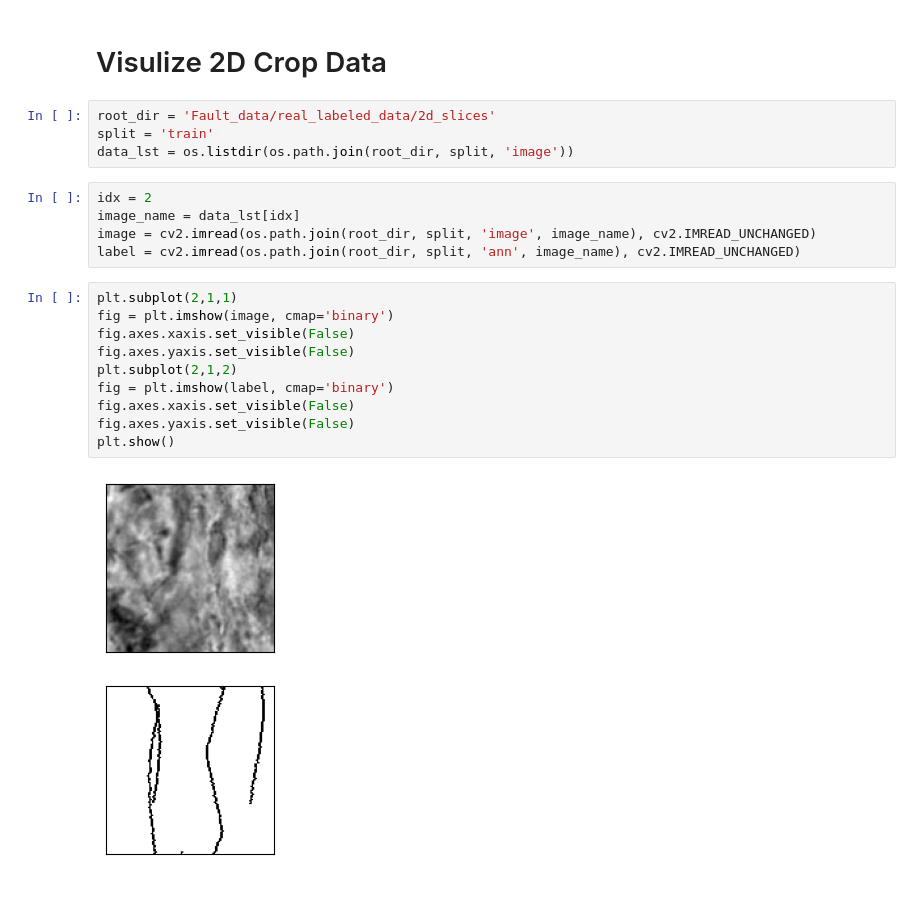
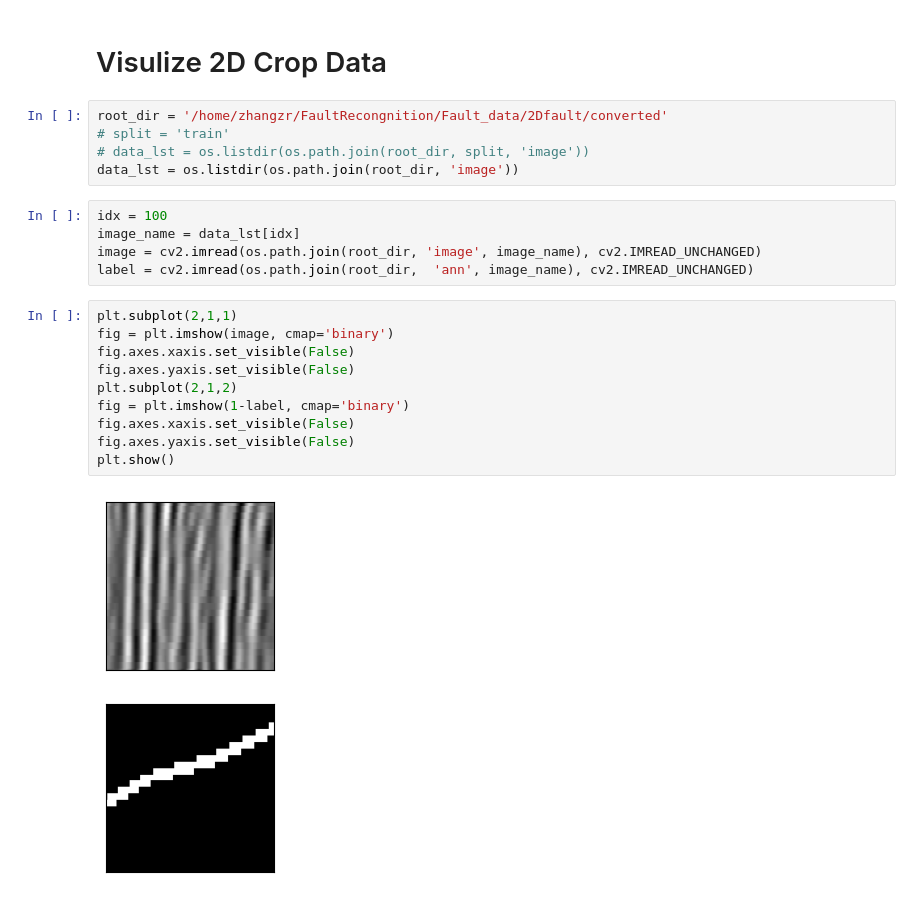
Before and after one commit to Kinlyran/Fault_Recong_zzr, a Jupyter notebook: data_explore.ipynb, the cells around one changed output. Saved outputs shown, nothing was run; the diff lists cells and outputs as text.

```diff
--- a/data_explore.ipynb
+++ b/data_explore.ipynb
@@ -76,23 +76,24 @@ plt.show()
 # %% [markdown]
 # Visulize 2D Crop Data
 # %%
-root_dir = 'Fault_data/real_labeled_data/2d_slices'
-split = 'train'
-data_lst = os.listdir(os.path.join(root_dir, split, 'image'))
+root_dir = '/home/zhangzr/FaultRecongnition/Fault_data/2Dfault/converted'
+# split = 'train'
+# data_lst = os.listdir(os.path.join(root_dir, split, 'image'))
+data_lst = os.listdir(os.path.join(root_dir, 'image'))
 # %%
-idx = 2
+idx = 100
 image_name = data_lst[idx]
-image = cv2.imread(os.path.join(root_dir, split, 'image', image_name), cv2.IMREAD_UNCHANGED)
-label = cv2.imread(os.path.join(root_dir, split, 'ann', image_name), cv2.IMREAD_UNCHANGED)
+image = cv2.imread(os.path.join(root_dir, 'image', image_name), cv2.IMREAD_UNCHANGED)
+label = cv2.imread(os.path.join(root_dir,  'ann', image_name), cv2.IMREAD_UNCHANGED)
 # %%
 plt.subplot(2,1,1)
 fig = plt.imshow(image, cmap='binary')
 fig.axes.xaxis.set_visible(False)
 fig.axes.yaxis.set_visible(False)
 plt.subplot(2,1,2)
-fig = plt.imshow(label, cmap='binary')
+fig = plt.imshow(1-label, cmap='binary')
 fig.axes.xaxis.set_visible(False)
 fig.axes.yaxis.set_visible(False)
 plt.show()
 # %% [output]
-[figure, old version]
+[figure, new version]
```
Also changed, not shown: 2 other files.
